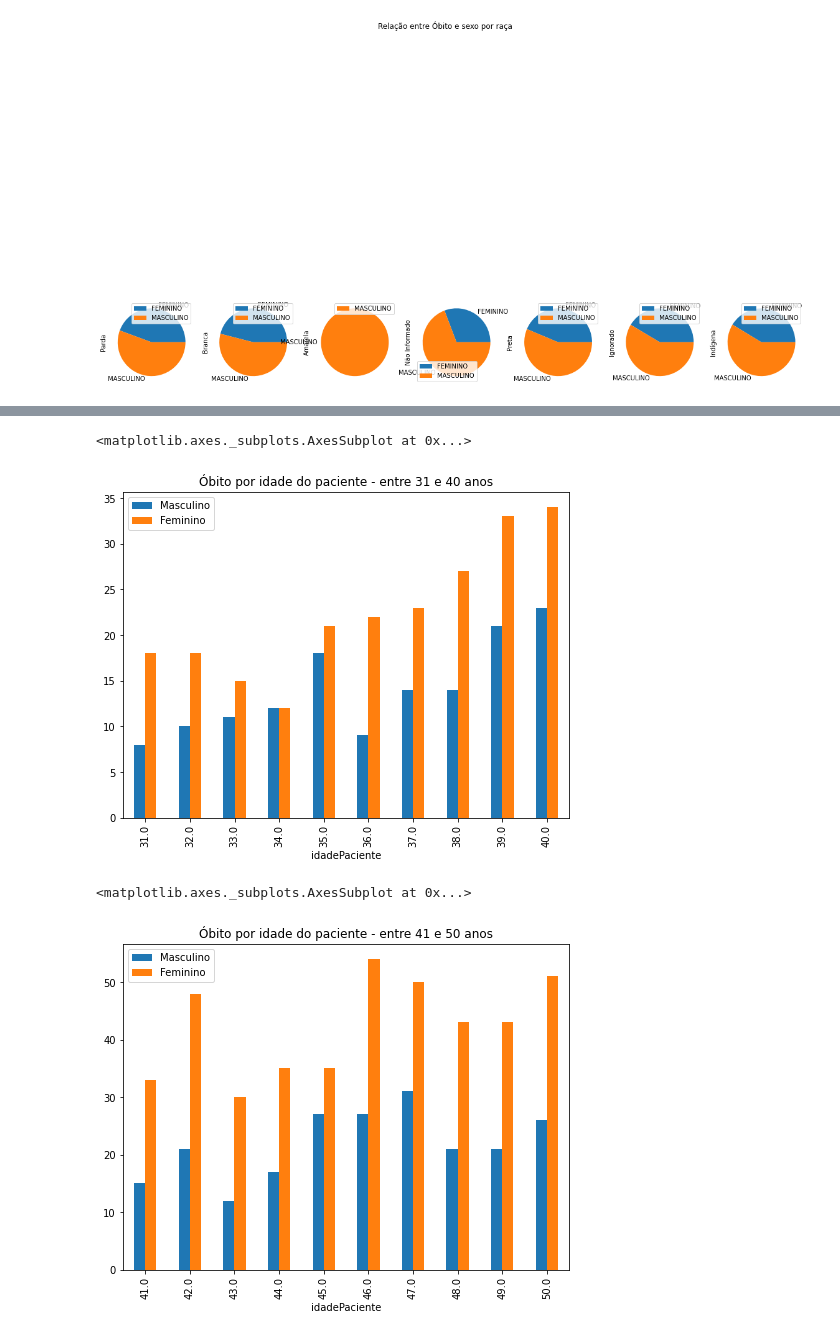
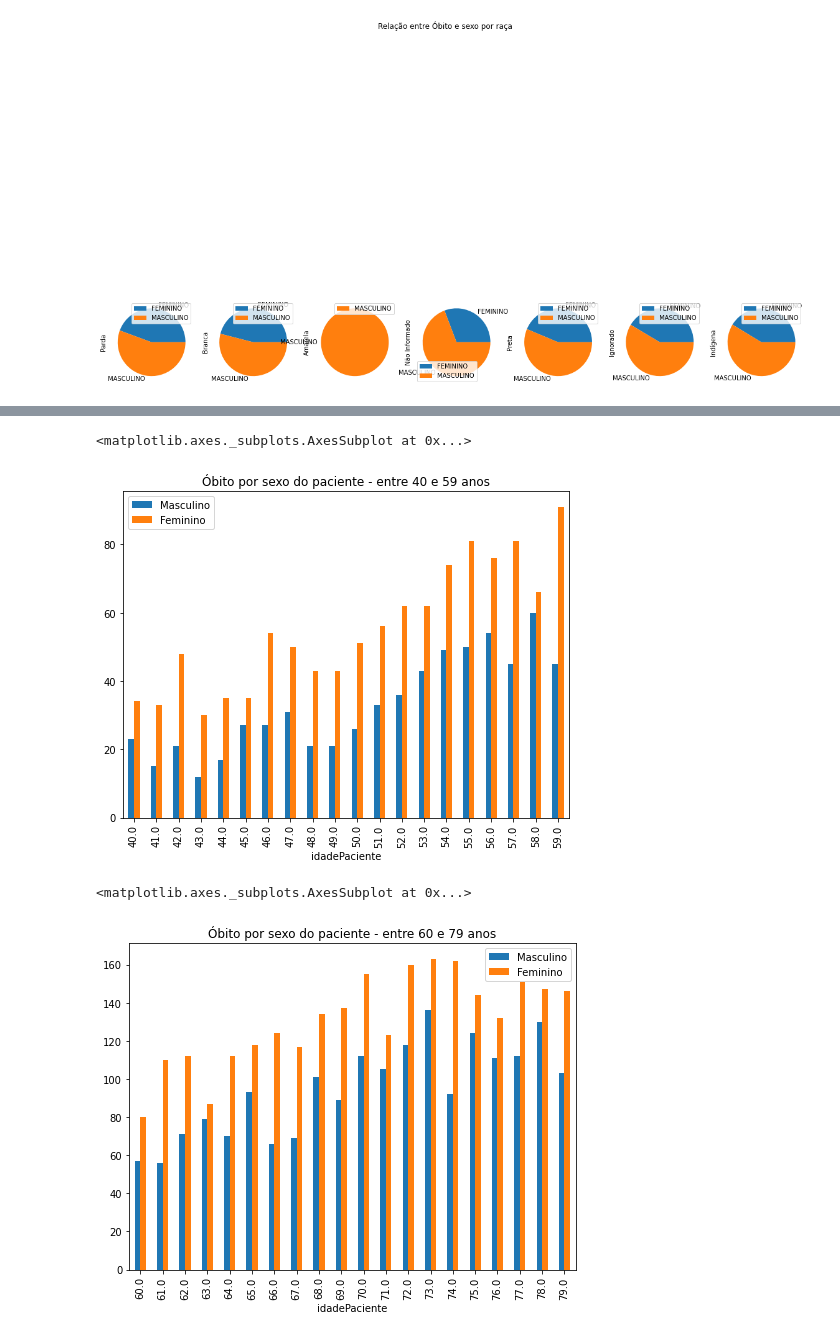
Before and after one commit to ominivac/analise_integraSUS, a Jupyter notebook: Analise_de_dados_do_IntegraSUS.ipynb, the cells around one changed output, grey strips where cells are left out. Drawn from its saved outputs; the diff is of its cells as text; code cells hidden in the pictures.

```diff
--- a/Analise_de_dados_do_IntegraSUS.ipynb
+++ b/Analise_de_dados_do_IntegraSUS.ipynb
@@ -241,8 +206,8 @@ df
 # %% [markdown]
 **Gerar nova coluna para faixa de idade**
 # %%
-bins= [0,10,20,30,40,50,60,70,80,120]
-labels = ['0-10','11-20','21-30','31-40','41-50','51-60','61-70','71-80','81E+']
+bins= [0,9,19,39,59,79,120]
+labels = ['0-9','10-19','20-39','40-59','60-79','80E+']
 df['faixaIdade'] = pd.cut(df['idadePaciente'], bins=bins, labels=labels)
 df.head(5)
 # %% [output]
@@ -333,3 +335,0 @@ df_confir_graf.plot(figsize=(50, 20), kind='bar')
-# %%
-df_obito = df.loc[df['dataObito'].notnull()  ]
-df_obito.head()
@@ -477,17 +461,17 @@ df_obit_plot_faixa3.plot.bar(title='Óbito por idade do paciente - entre 21 e 30
 # %%
-df_obit_faixa4 = df_obito.loc[ (df_obito['faixaIdade'] == '31-40')]
+df_obit_faixa4 = df_obito.loc[ (df_obito['faixaIdade'] == '40-59')]
 df_obit_plot_faixa4 = df_obit_faixa4.groupby(['idadePaciente', 'sexoPaciente']).size().unstack('sexoPaciente')
 df_obit_plot_faixa4.columns = ['Masculino', 'Feminino']
-df_obit_plot_faixa4.plot.bar(title='Óbito por idade do paciente - entre 31 e 40 anos', figsize=(8,6) )
+df_obit_plot_faixa4.plot.bar(title='Óbito por sexo do paciente - entre 40 e 59 anos', figsize=(8,6) )
 # %% [output]
 <matplotlib.axes._subplots.AxesSubplot at 0x...>
-[figure, old version]
+[figure, new version]
 # %%
-df_obit_faixa5 = df_obito.loc[ (df_obito['faixaIdade'] == '41-50')]
+df_obit_faixa5 = df_obito.loc[ (df_obito['faixaIdade'] == '60-79')]
 df_obit_plot_faixa5 = df_obit_faixa5.groupby(['idadePaciente', 'sexoPaciente']).size().unstack('sexoPaciente')
 df_obit_plot_faixa5.columns = ['Masculino', 'Feminino']
-df_obit_plot_faixa5.plot.bar(title='Óbito por idade do paciente - entre 41 e 50 anos', figsize=(8,6) )
+df_obit_plot_faixa5.plot.bar(title='Óbito por sexo do paciente - entre 60 e 79 anos', figsize=(8,6) )
 # %% [output]
 <matplotlib.axes._subplots.AxesSubplot at 0x...>
-[figure, old version]
+[figure, new version]
 # %%
```
Also changed, not shown: parts of 53 cells of this notebook.
